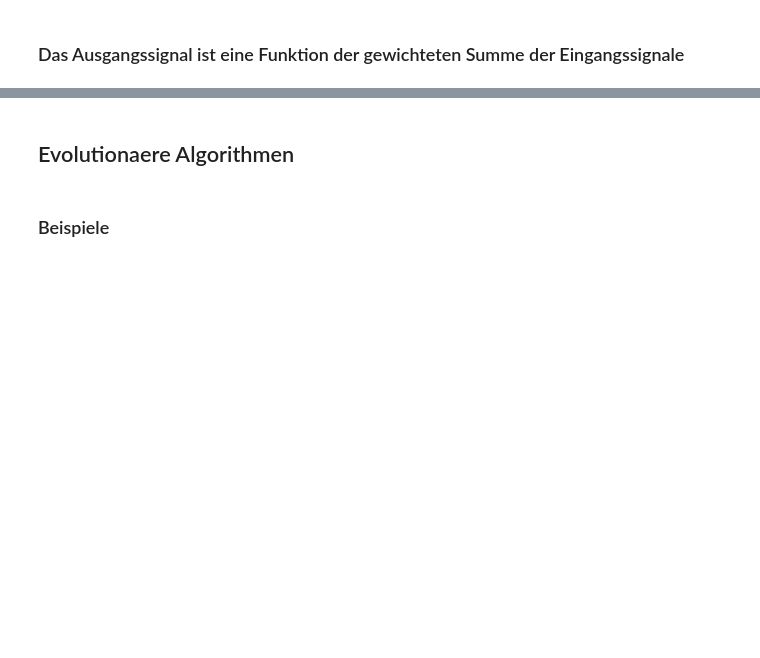
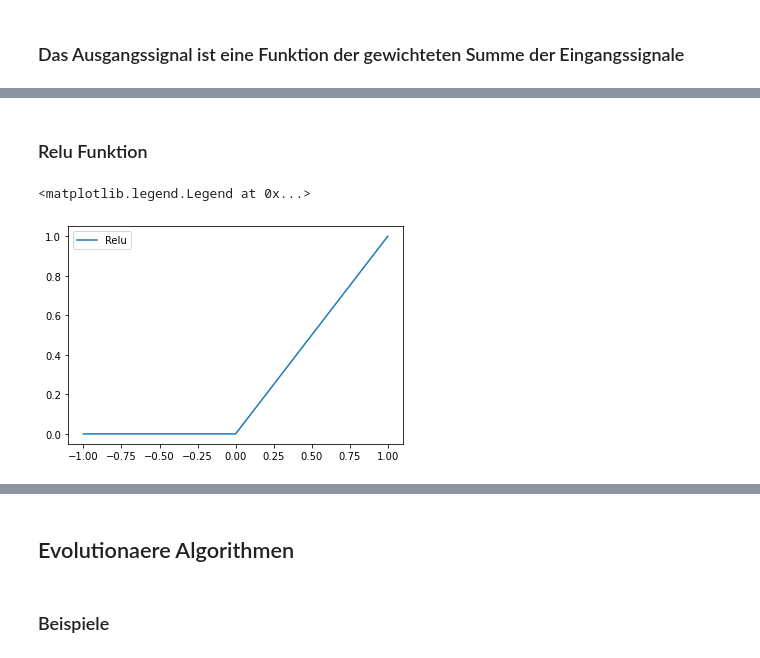
Before and after one commit to mpievolbio-scicomp/Evolution-und-KI, a Jupyter notebook: Evolution_und_KI.ipynb, the cells around one changed output, grey strips where cells are left out. Cells and saved outputs as stored; diff of their text form; code cells hidden in the pictures; blank space fills up the shorter version.

```diff
--- a/Evolution_und_KI.ipynb
+++ b/Evolution_und_KI.ipynb
@@ -171,0 +261,16 @@ verknuepft."
+# %% [markdown]
+### Relu Funktion
+# %%
+def relu(x):
+    y = numpy.zeros_like(x)
+    y[x>0] = x[x>0]
+    return y
+
+x = numpy.linspace(-1,1,1024)
+y = relu(x)
+
+pyplot.plot(x, y,label="Relu")
+pyplot.legend()
+# %% [output]
+<matplotlib.legend.Legend at 0x...>
+[figure, added]
```
Also changed, not shown: parts of 73 cells of this notebook.
